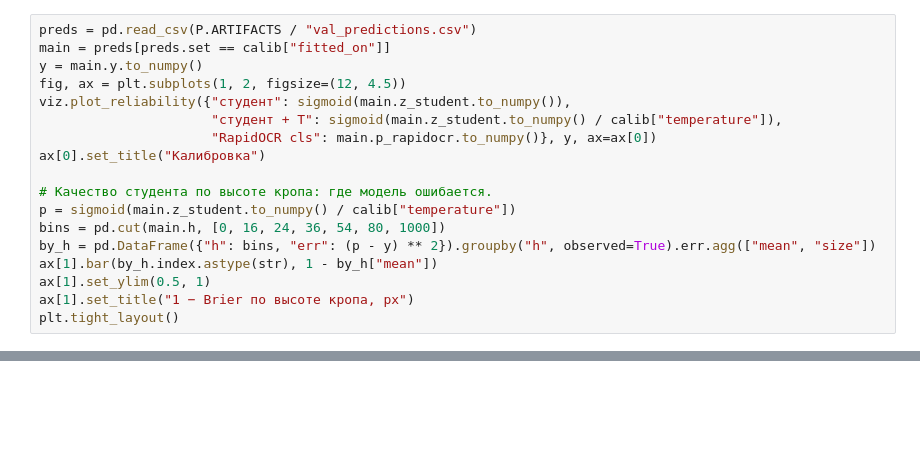
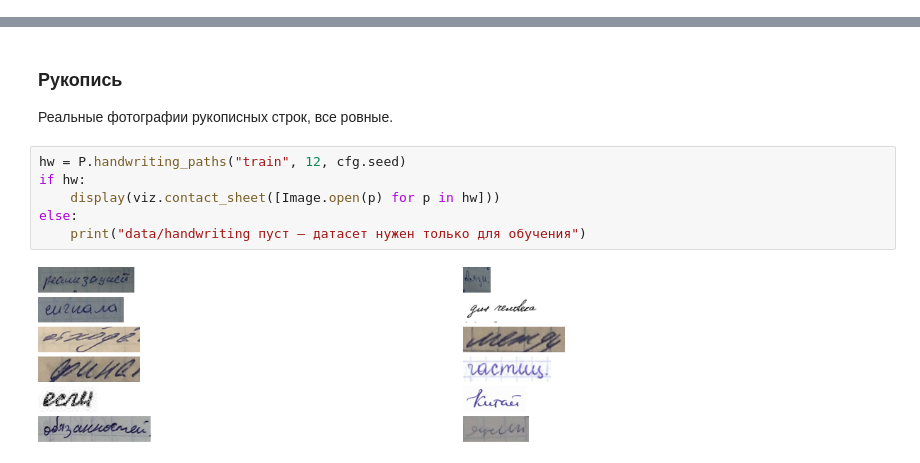
Before and after one commit to SeMe4K-0/avito-text-orientation, a Jupyter notebook: solution.ipynb, the cells around one changed output, grey strips where cells are left out. Cells and saved outputs as stored; diff of their text form; blank space fills up the shorter version.

```diff
--- a/solution.ipynb
+++ b/solution.ipynb
@@ -153,18 +0,0 @@ calib
-# %%
-preds = pd.read_csv(P.ARTIFACTS / "val_predictions.csv")
-main = preds[preds.set == calib["fitted_on"]]
-y = main.y.to_numpy()
-fig, ax = plt.subplots(1, 2, figsize=(12, 4.5))
-viz.plot_reliability({"студент": sigmoid(main.z_student.to_numpy()),
-                      "студент + T": sigmoid(main.z_student.to_numpy() / calib["temperature"]),
-                      "RapidOCR cls": main.p_rapidocr.to_numpy()}, y, ax=ax[0])
-ax[0].set_title("Калибровка")
-
-# Качество студента по высоте кропа: где модель ошибается.
-p = sigmoid(main.z_student.to_numpy() / calib["temperature"])
-bins = pd.cut(main.h, [0, 16, 24, 36, 54, 80, 1000])
-by_h = pd.DataFrame({"h": bins, "err": (p - y) ** 2}).groupby("h", observed=True).err.agg(["mean", "size"])
-ax[1].bar(by_h.index.astype(str), 1 - by_h["mean"])
-ax[1].set_ylim(0.5, 1)
-ax[1].set_title("1 − Brier по высоте кропа, px")
-plt.tight_layout()
@@ -190,0 +161,12 @@ sub.p_180.hist(bins=50);
+# %% [markdown]
+### Рукопись
+
+Реальные фотографии рукописных строк, все ровные.
+# %%
+hw = P.handwriting_paths("train", 12, cfg.seed)
+if hw:
+    display(viz.contact_sheet([Image.open(p) for p in hw]))
+else:
+    print("data/handwriting пуст — датасет нужен только для обучения")
+# %% [output]
+[figure, added]
```
Also changed, not shown: parts of 52 cells of this notebook, 21 other files.
